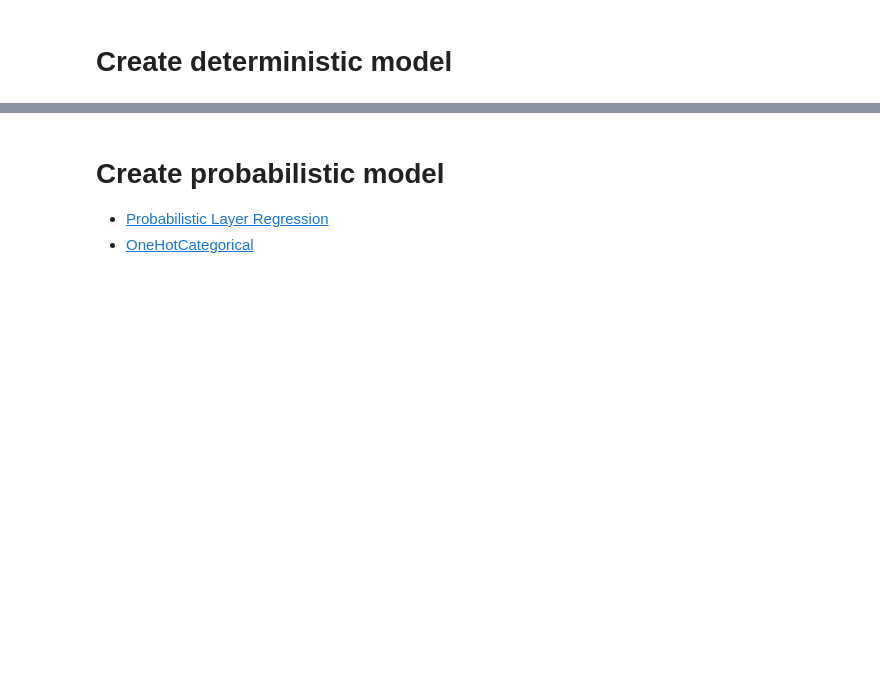
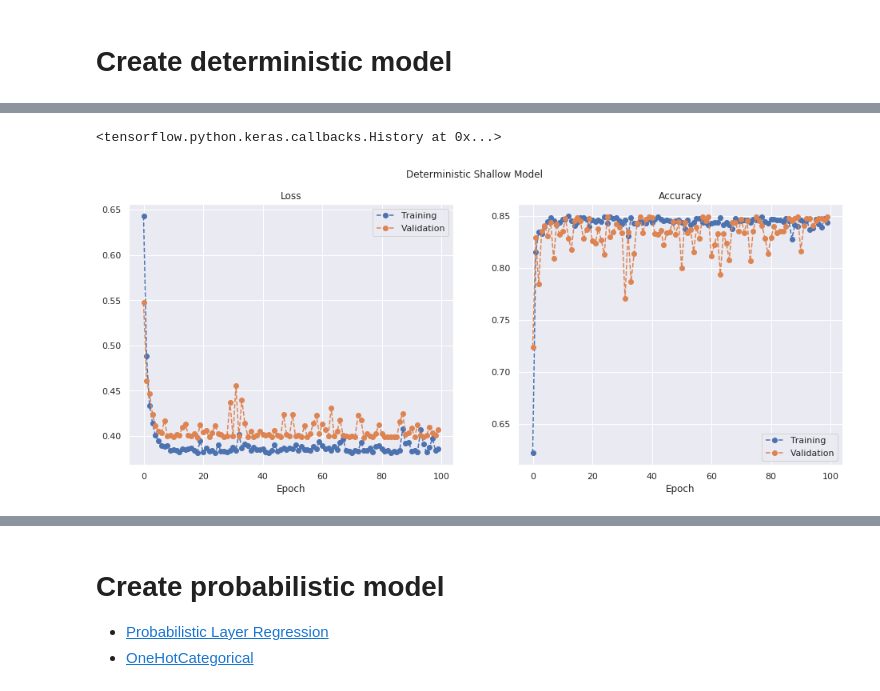
Before and after one commit to slowmoyang/BayesianDeepLearning, a Jupyter notebook: notebooks/toy-data.ipynb, the cells around one changed output, grey strips where cells are left out. Saved outputs shown, nothing was run; the diff lists cells and outputs as text; code cells hidden in the pictures; blank space fills up the shorter version.

```diff
--- a/notebooks/toy-data.ipynb
+++ b/notebooks/toy-data.ipynb
@@ -90,2 +100,21 @@ sns.scatterplot(data=df, x='x_embed0', y='x_embed1', hue='y', palette="husl")
 # %% [markdown]
 # Create deterministic model
+# %%
+def plot_learning_curve(history, title=None):
+    kwargs = {'ls': '--', 'marker': 'o'}
+
+    fig, axarr = plt.subplots(ncols=2, figsize=(16, 6))
+    axarr[0].plot(history.history['loss'], label='Training', **kwargs)
+    axarr[0].plot(history.history['val_loss'], label="Validation", **kwargs)
+    axarr[0].set_title("Loss")
+    axarr[0].set_xlabel('Epoch')
+    axarr[0].legend()
+
+    axarr[1].plot(history.history['acc'], label='Training', **kwargs)
+    axarr[1].plot(history.history['val_acc'], label="Validation", **kwargs)
+    axarr[1].set_title("Accuracy")
+    axarr[1].set_xlabel('Epoch')
+    axarr[1].legend()
+
+    if title is not None:
+        fig.suptitle(title)
@@ -91,0 +152,10 @@ sns.scatterplot(data=df, x='x_embed0', y='x_embed1', hue='y', palette="husl")
+# %%
+model = tf.keras.Sequential([
+    tfkl.InputLayer(x_train.shape[1:]),
+    tfkl.Dense(n_classes),
+    tfkl.Softmax(),
+])
+
+model.summary()
+
+initial_weights = model.get_weights()
@@ -91,0 +175,9 @@ sns.scatterplot(data=df, x='x_embed0', y='x_embed1', hue='y', palette="husl")
+# %%
+model.set_weights(initial_weights)
+
+run_experiment(
+    model,
+    loss=tfk.losses.categorical_crossentropy,
+    title='Deterministic Shallow Model',
+    learning_rate=0.1)
+# %% [output]
@@ -91,0 +190,2 @@ sns.scatterplot(data=df, x='x_embed0', y='x_embed1', hue='y', palette="husl")
+<tensorflow.python.keras.callbacks.History at 0x...>
+[figure, added]
```
Also changed, not shown: parts of 41 cells of this notebook.
